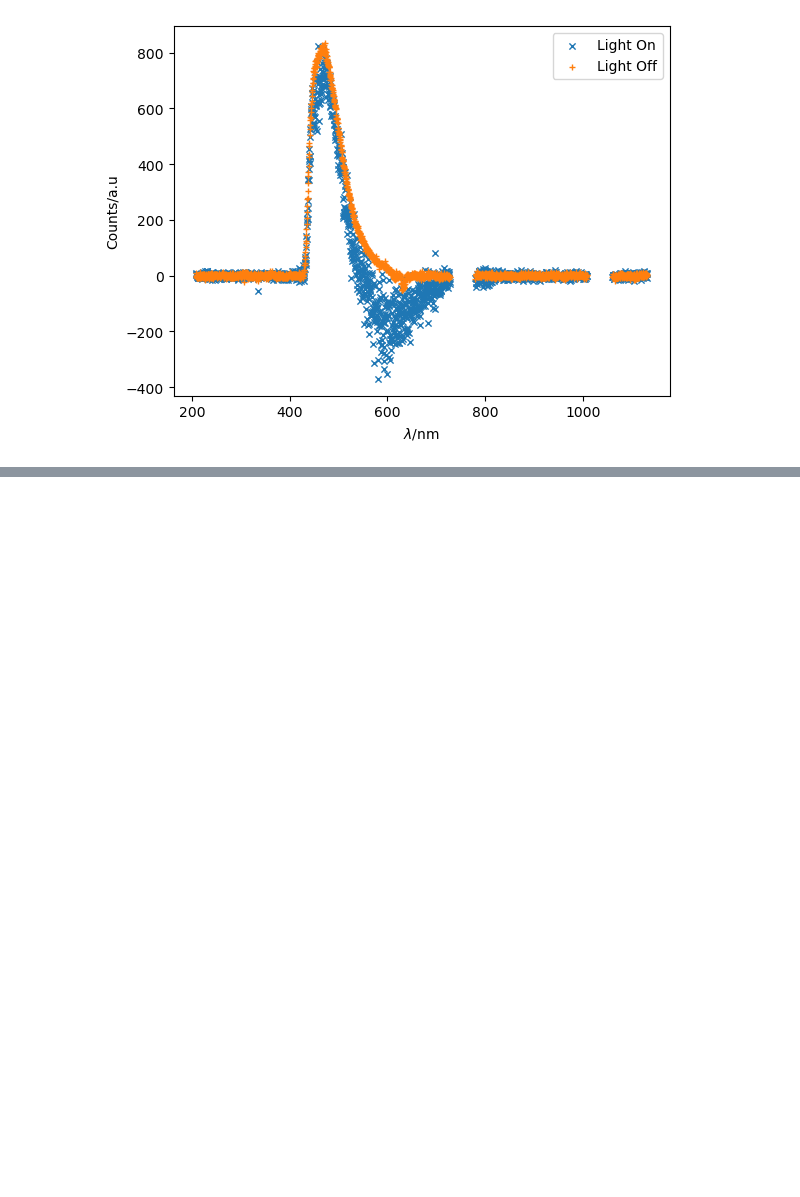
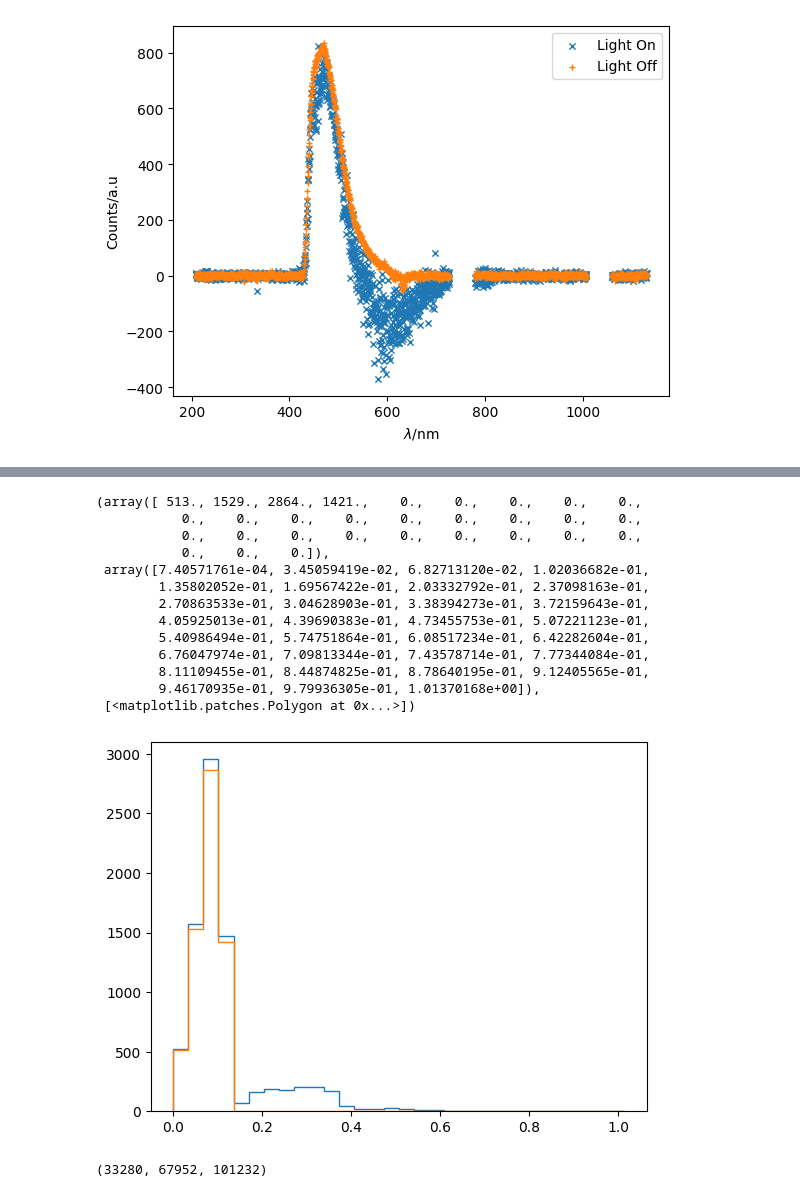
Before and after one commit to th3odor/TP_lab, a Jupyter notebook: reports/V_SciFi/aw.ipynb, the cells around one changed output, grey strips where cells are left out. Cells and saved outputs as stored; diff of their text form; code cells hidden in the pictures; blank space fills up the shorter version.

```diff
--- a/reports/V_SciFi/aw.ipynb
+++ b/reports/V_SciFi/aw.ipynb
@@ -74,0 +79,2 @@ SyntaxError: invalid decimal literal (3208648135.py, line 8)
+# %%
+col = sim[0].columns
@@ -75,3 +97,36 @@ SyntaxError: invalid decimal literal (3208648135.py, line 8)
+# %%
+sim_ = sim[0]
+for i in range(N):
+    sim[i]['r_exit'] = np.sqrt(sim[i][col[0]]**2 + sim[i][col[1]]**2)
+    sim_['r_exit'] = np.sqrt(sim_[col[0]]**2 + sim_[col[1]]**2)
+    sim[i] = sim[i][((sim[i]['r_exit']<0.125) & (sim[i]['rayleighScatterings']==0.0))]
+# %%
+counts, bins, stff = plt.hist(sim_['r_exit'],histtype='step', bins=30)
+plt.hist(sim[0]['r_exit'],histtype='step', bins=bins)
+# %% [output]
+(array([ 513., 1529., 2864., 1421.,    0.,    0.,    0.,    0.,    0.,
+           0.,    0.,    0.,    0.,    0.,    0.,    0.,    0.,    0.,
+           0.,    0.,    0.,    0.,    0.,    0.,    0.,    0.,    0.,
+           0.,    0.,    0.]),
+ array([7.40571761e-04, 3.45059419e-02, 6.82713120e-02, 1.02036682e-01,
+        1.35802052e-01, 1.69567422e-01, 2.03332792e-01, 2.37098163e-01,
+        2.70863533e-01, 3.04628903e-01, 3.38394273e-01, 3.72159643e-01,
+        4.05925013e-01, 4.39690383e-01, 4.73455753e-01, 5.07221123e-01,
+        5.40986494e-01, 5.74751864e-01, 6.08517234e-01, 6.42282604e-01,
+        6.76047974e-01, 7.09813344e-01, 7.43578714e-01, 7.77344084e-01,
+        8.11109455e-01, 8.44874825e-01, 8.78640195e-01, 9.12405565e-01,
+        9.46170935e-01, 9.79936305e-01, 1.01370168e+00]),
+ [<matplotlib.patches.Polygon at 0x...>])
+[figure, added]
+# %%
+simKern = []
+simMantel = []
+
+for i in range(N):
+    simKern.append(sim[i][(sim[i]['length_clad']==0.0)])
+    simMantel.append(sim[i][(sim[i]['length_clad']!=0.0)])
+# %% [output]
+(33280, 67952, 101232)
 # %%
 angleC = []
 angleDC = []
```
Also changed, not shown: parts of 11 cells of this notebook.
